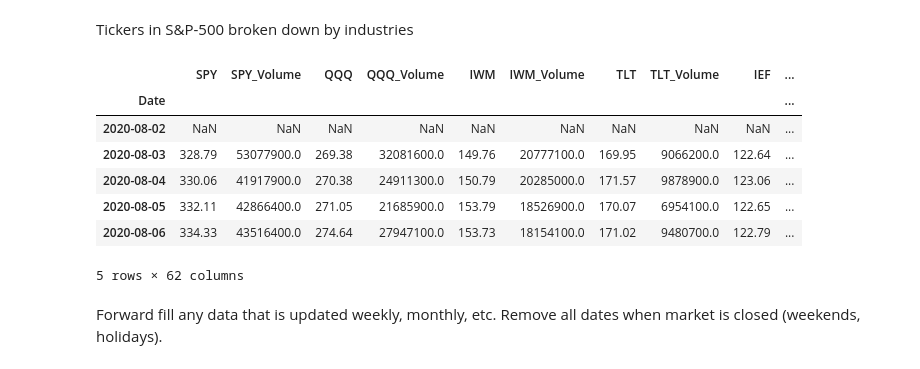
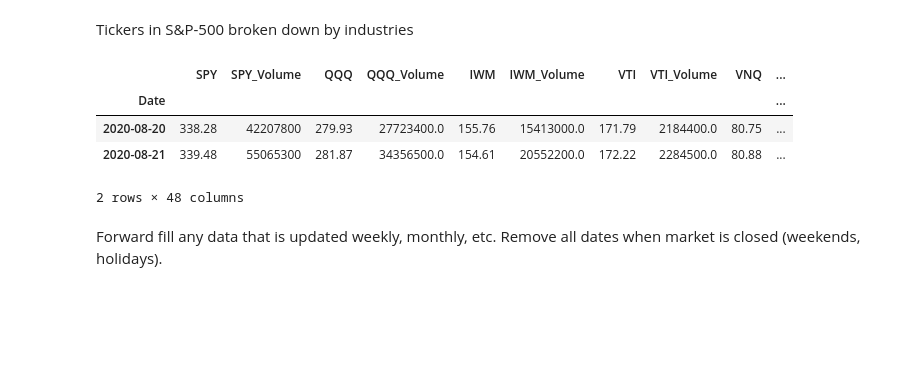
Before and after one commit to terrill11/spy_trend, a Jupyter notebook: models/indicators/spy_trend_equities.ipynb, the cells around one changed output. Saved outputs shown, nothing was run; the diff lists cells and outputs as text; code cells hidden in the pictures; blank space fills up the shorter version.

```diff
--- a/models/indicators/spy_trend_equities.ipynb
+++ b/models/indicators/spy_trend_equities.ipynb
@@ -159,14 +174,11 @@ sp_ticker_df.head(2)
 # %%
-main_df.iloc[:,:].tail()
+main_df.iloc[:,:].tail(2)
 # %% [output]
-|  | SPY | SPY_Volume | QQQ | QQQ_Volume | IWM | IWM_Volume | TLT | TLT_Volume | IEF | ... |
+|  | SPY | SPY_Volume | QQQ | QQQ_Volume | IWM | IWM_Volume | VTI | VTI_Volume | VNQ | ... |
 | Date |  |  |  |  |  |  |  |  |  | ... |
-| 2020-08-02 | NaN | NaN | NaN | NaN | NaN | NaN | NaN | NaN | NaN | ... |
-| 2020-08-03 | 328.79 | 53077900.0 | 269.38 | 32081600.0 | 149.76 | 20777100.0 | 169.95 | 9066200.0 | 122.64 | ... |
-| 2020-08-04 | 330.06 | 41917900.0 | 270.38 | 24911300.0 | 150.79 | 20285000.0 | 171.57 | 9878900.0 | 123.06 | ... |
-| 2020-08-05 | 332.11 | 42866400.0 | 271.05 | 21685900.0 | 153.79 | 18526900.0 | 170.07 | 6954100.0 | 122.65 | ... |
-| 2020-08-06 | 334.33 | 43516400.0 | 274.64 | 27947100.0 | 153.73 | 18154100.0 | 171.02 | 9480700.0 | 122.79 | ... |
+| 2020-08-20 | 338.28 | 42207800 | 279.93 | 27723400.0 | 155.76 | 15413000.0 | 171.79 | 2184400.0 | 80.75 | ... |
+| 2020-08-21 | 339.48 | 55065300 | 281.87 | 34356500.0 | 154.61 | 20552200.0 | 172.22 | 2284500.0 | 80.88 | ... |
-5 rows × 62 columns
+2 rows × 48 columns
 # %% [markdown]
 Forward fill any data that is updated weekly, monthly, etc. Remove all dates when market is closed (weekends, holidays).
 # %%
```
Also changed, not shown: parts of 34 cells of this notebook, 1 other file.
